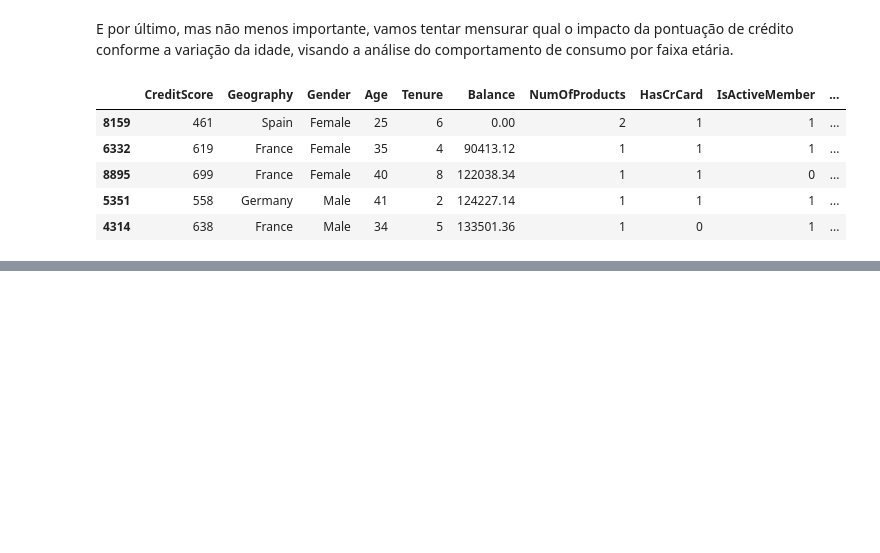
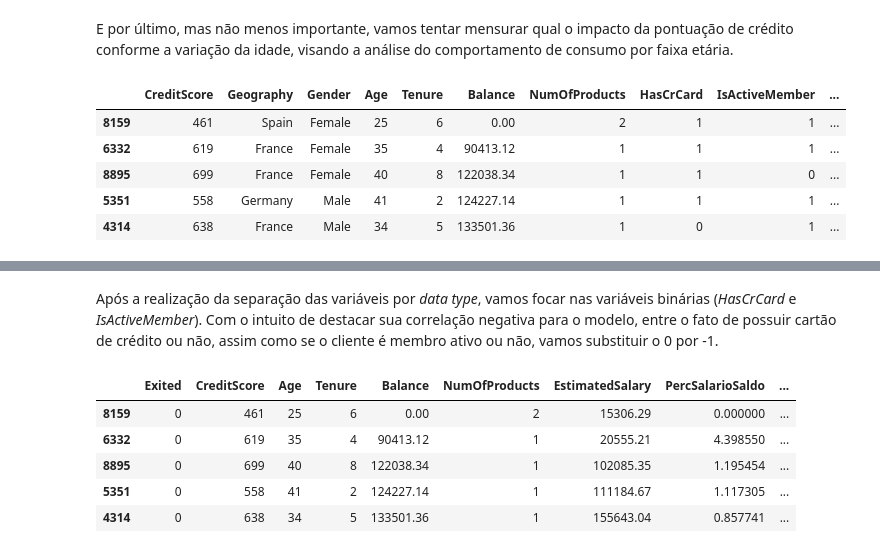
Before and after one commit to lucas-sls/Prevendo_churn_clientes, a Jupyter notebook: Análise e previsão do Churn de clientes em um banco.ipynb, the cells around one changed output, grey strips where cells are left out. Saved outputs shown, nothing was run; the diff lists cells and outputs as text; code cells hidden in the pictures; blank space fills up the shorter version.

```diff
--- a/Análise e previsão do Churn de clientes em um banco.ipynb
+++ b/Análise e previsão do Churn de clientes em um banco.ipynb
@@ -255,0 +270,13 @@ df_treino.head()
+# %% [markdown]
+Após a realização da separação das variáveis por *data type*, vamos focar nas variáveis binárias (*HasCrCard* e *IsActiveMember*). Com o intuito de destacar sua correlação negativa para o modelo, entre o fato de possuir cartão de crédito ou não, assim como se o cliente é membro ativo ou não, vamos substituir o 0 por -1.
+# %%
+df_treino.loc[df_treino.HasCrCard == 0, 'HasCrCard'] = -1
+df_treino.loc[df_treino.IsActiveMember == 0, 'IsActiveMember'] = -1
+df_treino.head()
+# %% [output]
+|  | Exited | CreditScore | Age | Tenure | Balance | NumOfProducts | EstimatedSalary | PercSalarioSaldo | ... |
+| 8159 | 0 | 461 | 25 | 6 | 0.00 | 2 | 15306.29 | 0.000000 | ... |
+| 6332 | 0 | 619 | 35 | 4 | 90413.12 | 1 | 20555.21 | 4.398550 | ... |
+| 8895 | 0 | 699 | 40 | 8 | 122038.34 | 1 | 102085.35 | 1.195454 | ... |
+| 5351 | 0 | 558 | 41 | 2 | 124227.14 | 1 | 111184.67 | 1.117305 | ... |
+| 4314 | 0 | 638 | 34 | 5 | 133501.36 | 1 | 155643.04 | 0.857741 | ... |
```
Also changed, not shown: parts of 7 cells of this notebook.
